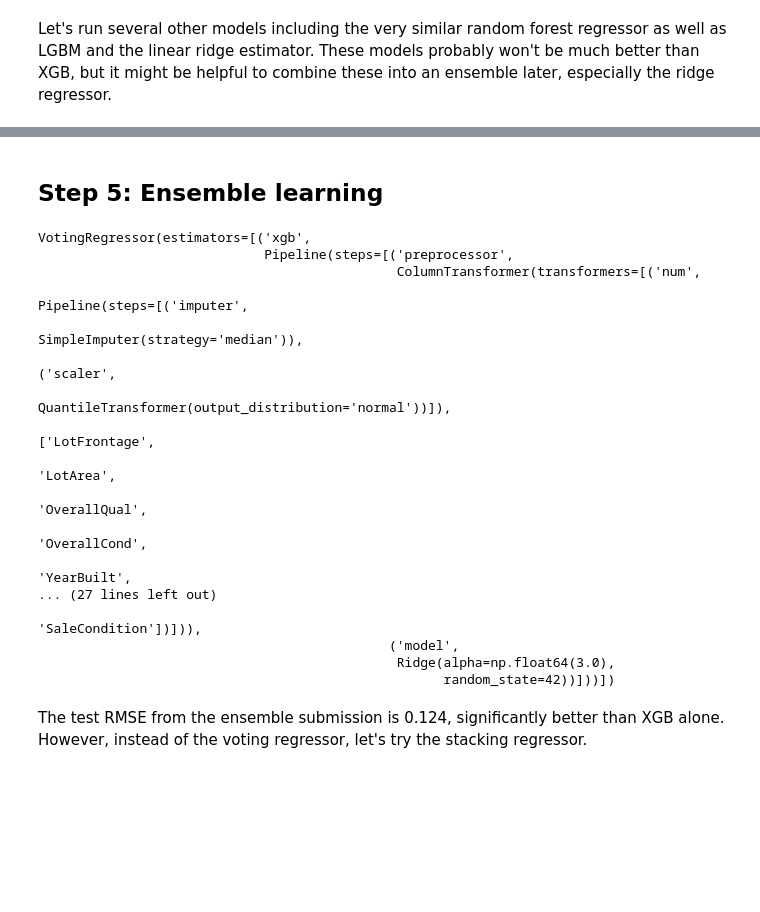
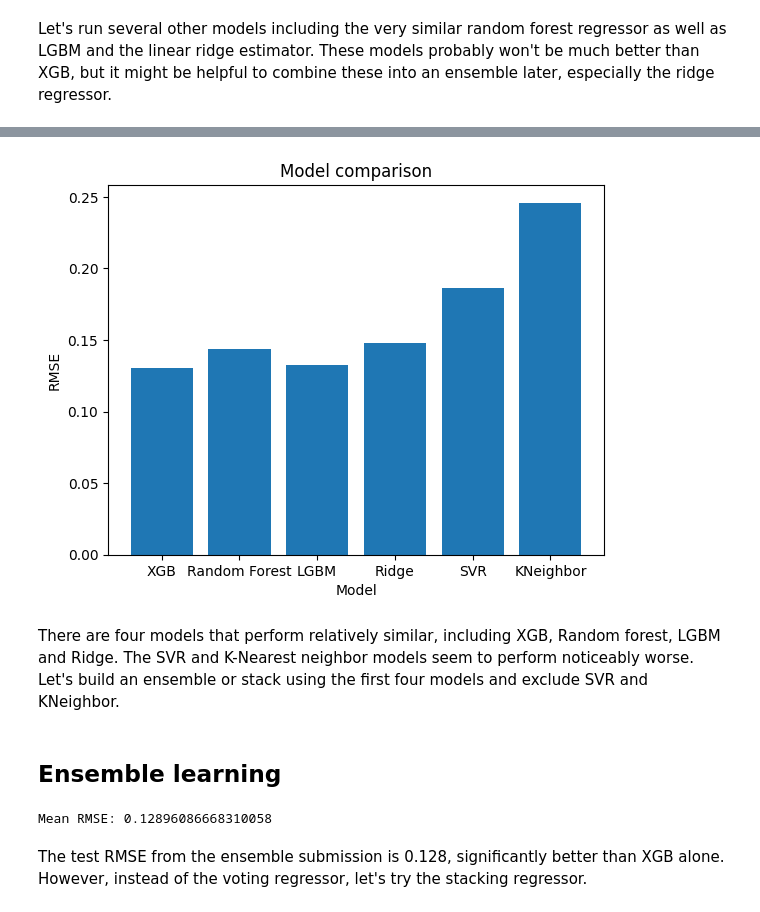
Before and after one commit to cgaletzka/house-prices-eda-ml, a Jupyter notebook: house-prices-ml.ipynb, the cells around one changed output, grey strips where cells are left out. Saved outputs shown, nothing was run; the diff lists cells and outputs as text; code cells hidden in the pictures; blank space fills up the shorter version.

```diff
--- a/house-prices-ml.ipynb
+++ b/house-prices-ml.ipynb
@@ -302,0 +348,12 @@ results_rid.head()
+# %%
+param_grid = {
+    'model__n_neighbors':[2,5,10,20,30]
+}
+
+estimator = KNeighborsRegressor()
+
+grid_kn, results_kn = run_grid_search(
+    estimator, param_grid, preprocessor, X, target, kf,
+    scoring="neg_root_mean_squared_error"
+)
+results_kn.head()
@@ -303,32 +367,46 @@ results_rid.head()
+# %%
+# plot the scores of all the different models
+rmse = [
+    results_xgb.mean_rmse.iloc[0],
+    results_rf.mean_rmse.iloc[0],
+    results_lgbm.mean_rmse.iloc[0],
+    results_rid.mean_rmse.iloc[0],
+    results_svr.mean_rmse.iloc[0],
+    results_kn.mean_rmse.iloc[0]
+]
+
+model = [
+    'XGB',
+    'Random Forest',
+    'LGBM',
+    'Ridge',
+    'SVR',
+    'KNeighbor'
+]
+
+plt.bar(model, rmse)
+plt.title('Model comparison')
+plt.xlabel('Model')
+plt.ylabel('RMSE')
+plt.show()
+# %% [output]
+[figure, added]
+# %% [markdown]
+There are four models that perform relatively similar, including XGB, Random forest, LGBM and Ridge. The SVR and K-Nearest neighbor models seem to perform noticeably worse. Let's build an ensemble or stack using the first four models and exclude SVR and KNeighbor.
 # %% [markdown]
-## Step 5: Ensemble learning
+## Ensemble learning
 # %%
-# combine all models into an ensemble
+# combine models into an ensemble
 ensemble = VotingRegressor([
     ('xgb', grid_xgb.best_estimator_),
     ('rf', grid_rf.best_estimator_),
     ('lgbm', grid_lgbm.best_estimator_),
-    ('ridge', grid_rid.best_estimator_)
+    ('ridge', grid_rid.best_estimator_),
 ])
 
-# fit the model
-ensemble.fit(X, target)
+# get a cv score
+ensemble_cv = cross_val_score(ensemble,X, target, cv=kf, scoring = "neg_root_mean_squared_error")
+print('Mean RMSE: ' + str(-np.mean(ensemble_cv)))
 # %% [output]
-VotingRegressor(estimators=[('xgb',
-                             Pipeline(steps=[('preprocessor',
-                                              ColumnTransformer(transformers=[('num',
-                                                                               Pipeline(steps=[('imputer',
-                                                                                                SimpleImputer(strategy='median')),
-                                                                                               ('scaler',
-                                                                                                QuantileTransformer(output_distribution='normal'))]),
-                                                                               ['LotFrontage',
-                                                                                'LotArea',
-                                                                                'OverallQual',
-                                                                                'OverallCond',
-                                                                                'YearBuilt',
-... (27 lines left out)
-                                                                                'SaleCondition'])])),
-                                             ('model',
-                                              Ridge(alpha=np.float64(3.0),
-                                                    random_state=42))]))])
+Mean RMSE: 0.12896086668310058
 # %%
@@ -343,7 +424,7 @@ submission = pd.DataFrame({
 # save in .csv format
 submission.to_csv("submission_ensemble.csv", index=False)
 # %% [markdown]
-The test RMSE from the ensemble submission is 0.124, significantly better than XGB alone. However, instead of the voting regressor, let's try the stacking regressor.
+The test RMSE from the ensemble submission is 0.128, significantly better than XGB alone. However, instead of the voting regressor, let's try the stacking regressor.
 # %%
 stack = StackingRegressor([
     ('xgb', grid_xgb.best_estimator_),
```
Also changed, not shown: parts of 34 cells of this notebook.
